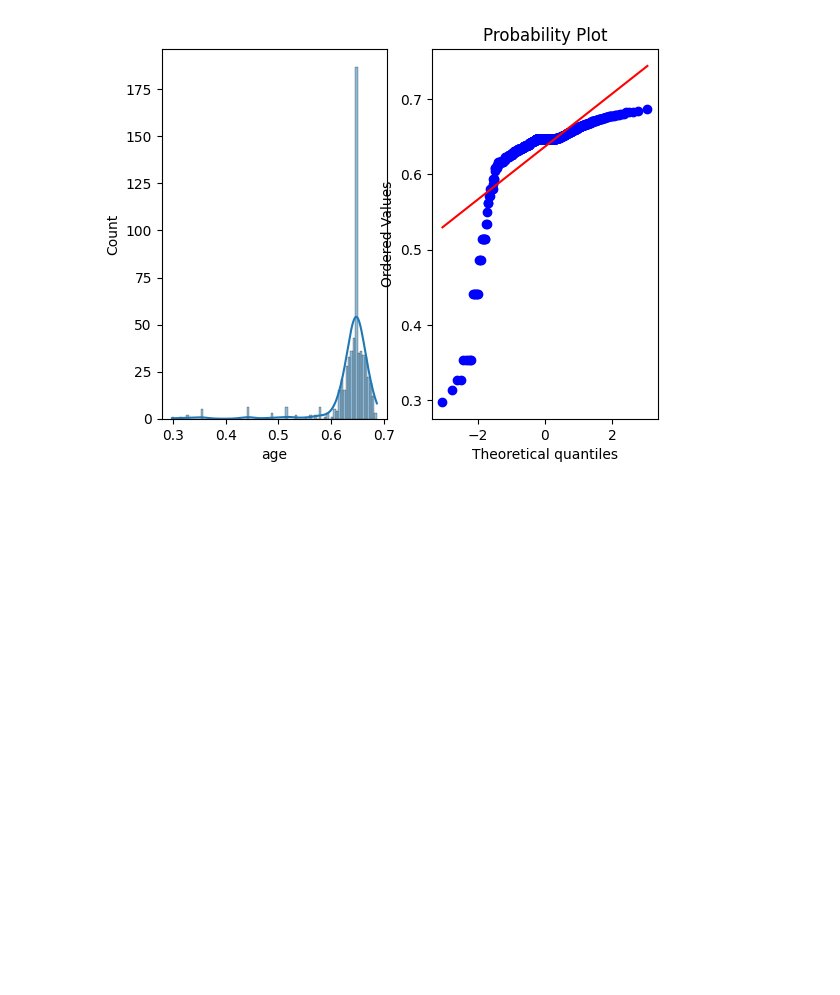
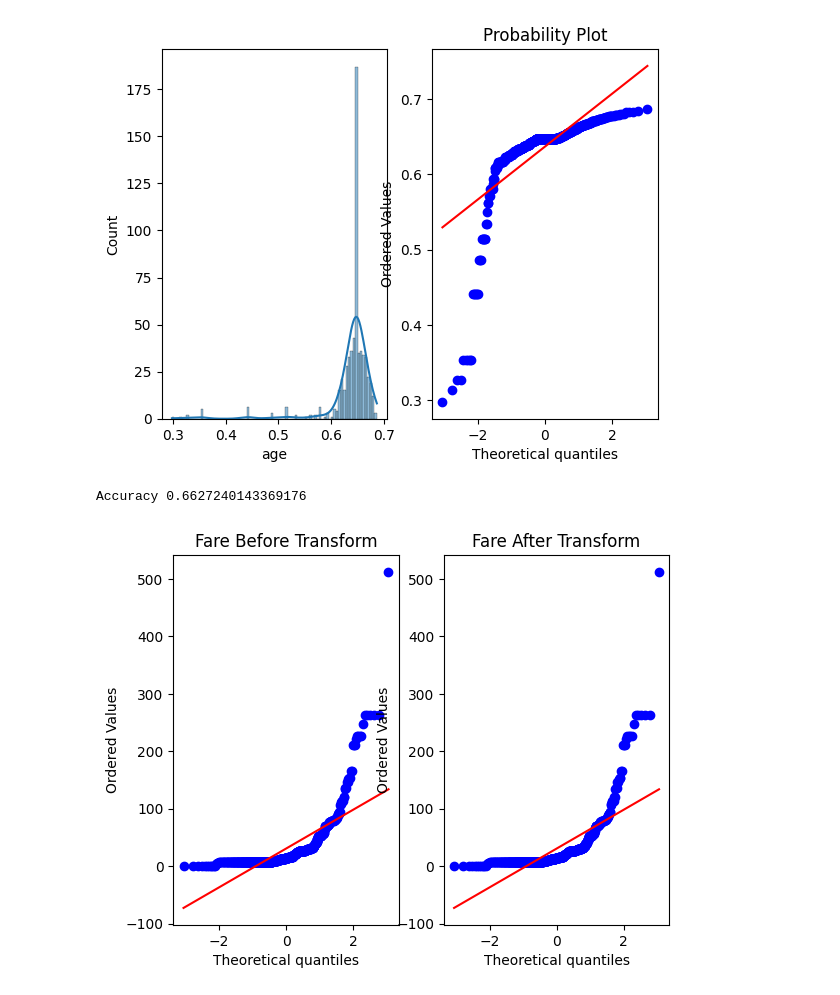
Before and after one commit to revan-desai/machine_learning_for_data_science, a Jupyter notebook: 14_function_transformer_log_transform.ipynb, the cells around one changed output. Drawn from its saved outputs; the diff is of its cells as text; code cells hidden in the pictures; blank space fills up the shorter version.

```diff
--- a/14_function_transformer_log_transform.ipynb
+++ b/14_function_transformer_log_transform.ipynb
@@ -150,31 +150,41 @@ plt.show()
 # %%
 from sklearn.compose import ColumnTransformer
 from sklearn.model_selection import cross_val_score
+from sklearn.model_selection import train_test_split
+import scipy.stats as stats
+import matplotlib.pyplot as plt
+
 
 def apply_transform(transform):
     X = df.drop(columns=['survived'])
     y = df['survived']
 
+    X_train,X_test,y_train,y_test=train_test_split(X,y,test_size=0.30,random_state=15)
+
     trf = ColumnTransformer([
           ('log',FunctionTransformer(transform),['Fare'])
           ],remainder='passthrough')
 
-    X_trans = trf.fit_transform(X)
+
 
     clf = LogisticRegression()
 
-    print("Accuracy",np.mean(cross_val_score(clf,X_trans,y,scoring='accuracy',cv=10)))
+    print("Accuracy",np.mean(cross_val_score(clf,X_train,y_train,scoring='accuracy',cv=10)))
 
 
 
-    plt.figure(figsize=(14,4))
 
     plt.subplot(121)
-    stats.probplot(X['Fare'], dist="norm", plot=plt)
+    stats.probplot(X_train['fare'], dist="norm", plot=plt)
     plt.title('Fare Before Transform')
 
     plt.subplot(122)
-    stats.probplot(X_trans[:,0], dist="norm", plot=plt)
+    stats.probplot(X_train['fare'], dist="norm", plot=plt)
     plt.title('Fare After Transform')
 
     plt.show()
+# %%
+apply_transform(lambda x : x**2)
+# %% [output]
+Accuracy 0.6627240143369176
+[figure, added]
```
Also changed, not shown: parts of 1 cell of this notebook.
